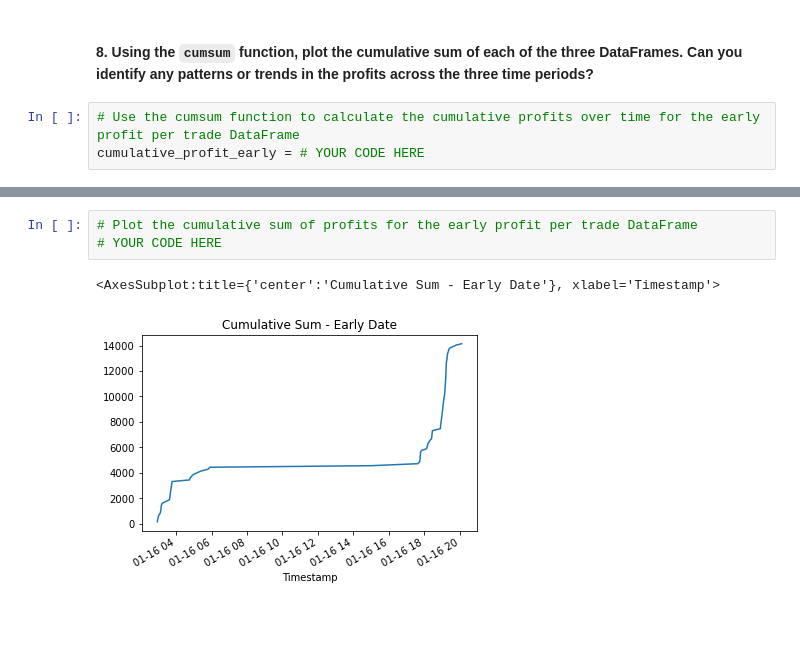
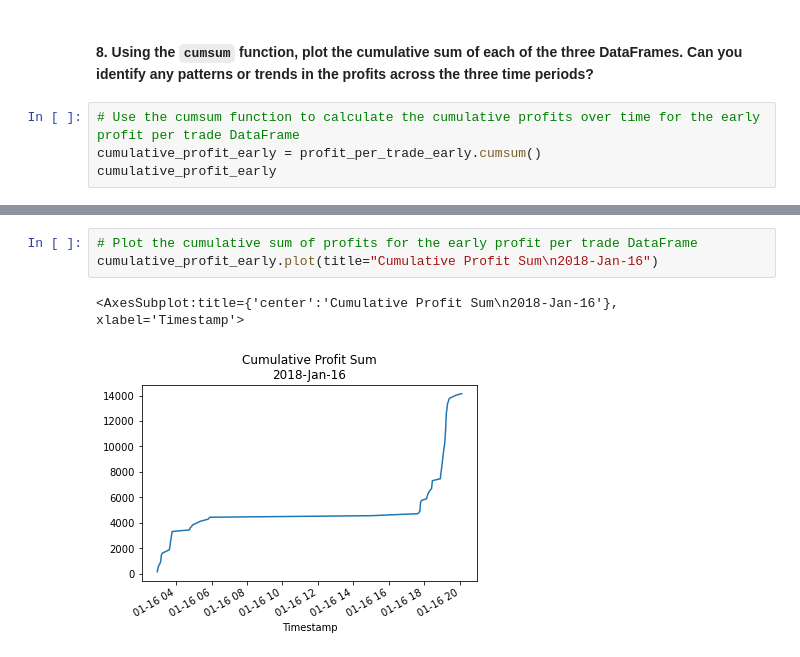
Before and after one commit to blandwhite/Challenge_3, a Jupyter notebook: crypto_arbitrage.ipynb, the cells around one changed output, grey strips where cells are left out. Saved outputs shown, nothing was run; the diff lists cells and outputs as text; blank space fills up the shorter version.

```diff
--- a/crypto_arbitrage.ipynb
+++ b/crypto_arbitrage.ipynb
@@ -1041,4 +1047,5 @@ $330.07
 #### 8. Using the `cumsum` function, plot the cumulative sum of each of the three DataFrames. Can you identify any patterns or trends in the profits across the three time periods?
 # %%
 # Use the cumsum function to calculate the cumulative profits over time for the early profit per trade DataFrame
-cumulative_profit_early = # YOUR CODE HERE
+cumulative_profit_early = profit_per_trade_early.cumsum()
+cumulative_profit_early
@@ -1045,6 +1075,6 @@ cumulative_profit_early = # YOUR CODE HERE
 # %%
 # Plot the cumulative sum of profits for the early profit per trade DataFrame
-# YOUR CODE HERE
+cumulative_profit_early.plot(title="Cumulative Profit Sum\n2018-Jan-16")
 # %% [output]
-<AxesSubplot:title={'center':'Cumulative Sum - Early Date'}, xlabel='Timestamp'>
+<AxesSubplot:title={'center':'Cumulative Profit Sum\n2018-Jan-16'}, xlabel='Timestamp'>
-[figure, old version]
+[figure, new version]
```
Also changed, not shown: parts of 8 cells of this notebook, 4 other files.
